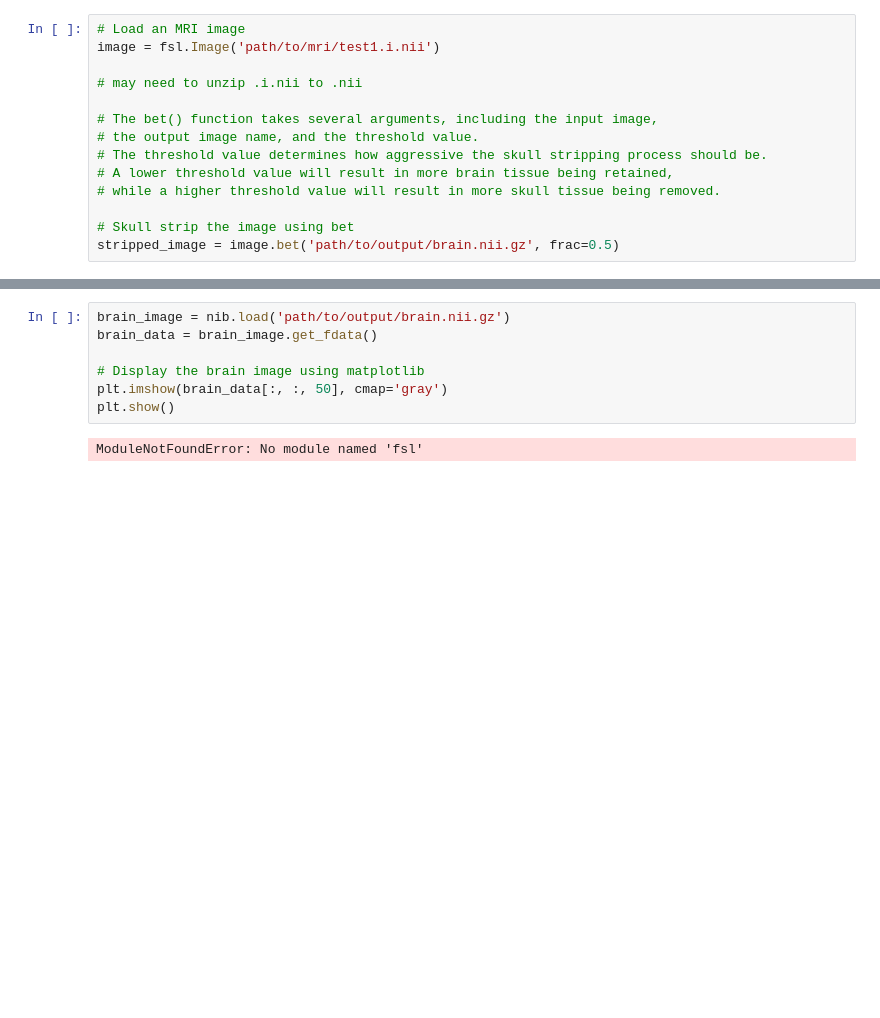
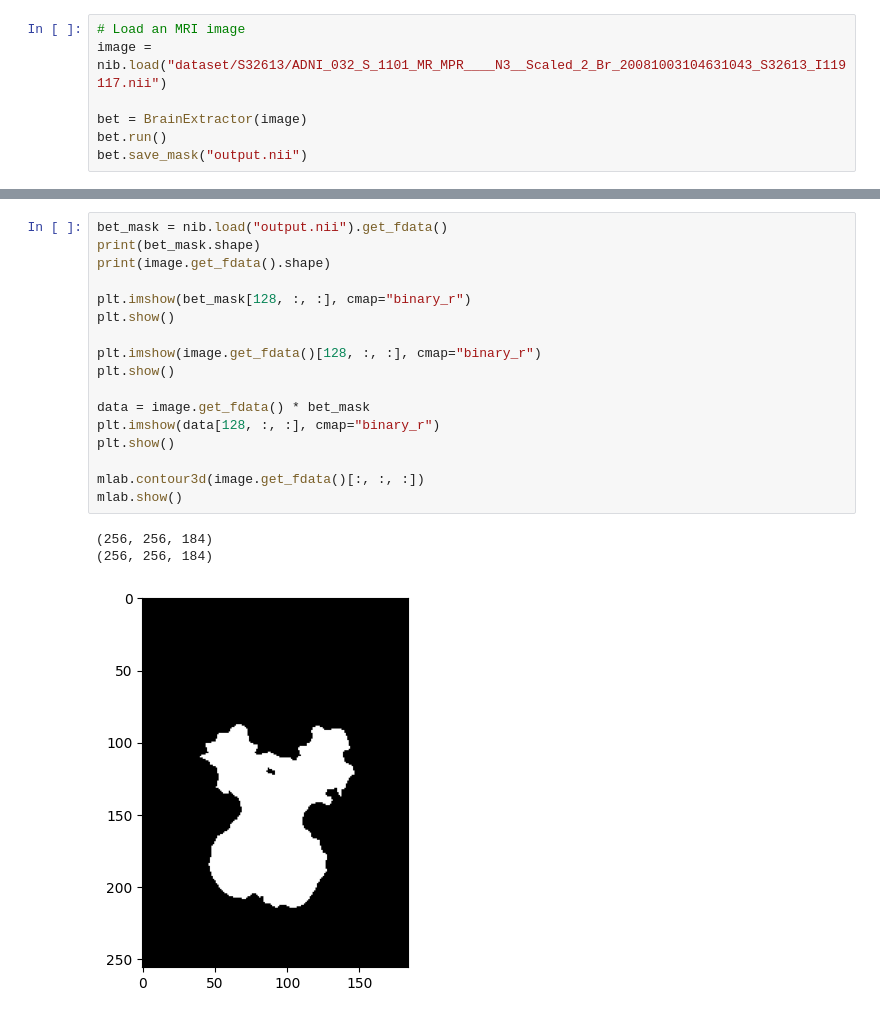
Before and after one commit to dietrujillo/bmi707_alzheimers_mri_prediction, a Jupyter notebook: skull_strip.ipynb, the cells around one changed output, grey strips where cells are left out. Saved outputs shown, nothing was run; the diff lists cells and outputs as text; blank space fills up the shorter version.

```diff
--- a/skull_strip.ipynb
+++ b/skull_strip.ipynb
@@ -11,14 +6,7 @@ ModuleNotFoundError: No module named 'fsl'
 # %%
 # Load an MRI image
-image = fsl.Image('path/to/mri/test1.i.nii')
+image = nib.load("dataset/S32613/ADNI_032_S_1101_MR_MPR____N3__Scaled_2_Br_20081003104631043_S32613_I119117.nii")
 
-# may need to unzip .i.nii to .nii
-
-# The bet() function takes several arguments, including the input image,
-# the output image name, and the threshold value.
-# The threshold value determines how aggressive the skull stripping process should be.
-# A lower threshold value will result in more brain tissue being retained,
-# while a higher threshold value will result in more skull tissue being removed.
-
-# Skull strip the image using bet
-stripped_image = image.bet('path/to/output/brain.nii.gz', frac=0.5)
+bet = BrainExtractor(image)
+bet.run()
+bet.save_mask("output.nii")
@@ -25,9 +25,21 @@ stripped_image = image.bet('path/to/output/brain.nii.gz', frac=0.5)
 # %%
-brain_image = nib.load('path/to/output/brain.nii.gz')
-brain_data = brain_image.get_fdata()
+bet_mask = nib.load("output.nii").get_fdata()
+print(bet_mask.shape)
+print(image.get_fdata().shape)
 
-# Display the brain image using matplotlib
-plt.imshow(brain_data[:, :, 50], cmap='gray')
+plt.imshow(bet_mask[128, :, :], cmap="binary_r")
 plt.show()
+
+plt.imshow(image.get_fdata()[128, :, :], cmap="binary_r")
+plt.show()
+
+data = image.get_fdata() * bet_mask
+plt.imshow(data[128, :, :], cmap="binary_r")
+plt.show()
+
+mlab.contour3d(image.get_fdata()[:, :, :])
+mlab.show()
 # %% [output]
-ModuleNotFoundError: No module named 'fsl'
+(256, 256, 184)
+(256, 256, 184)
+[figure, added]
```
Also changed, not shown: parts of 3 cells of this notebook, 4 other files.
